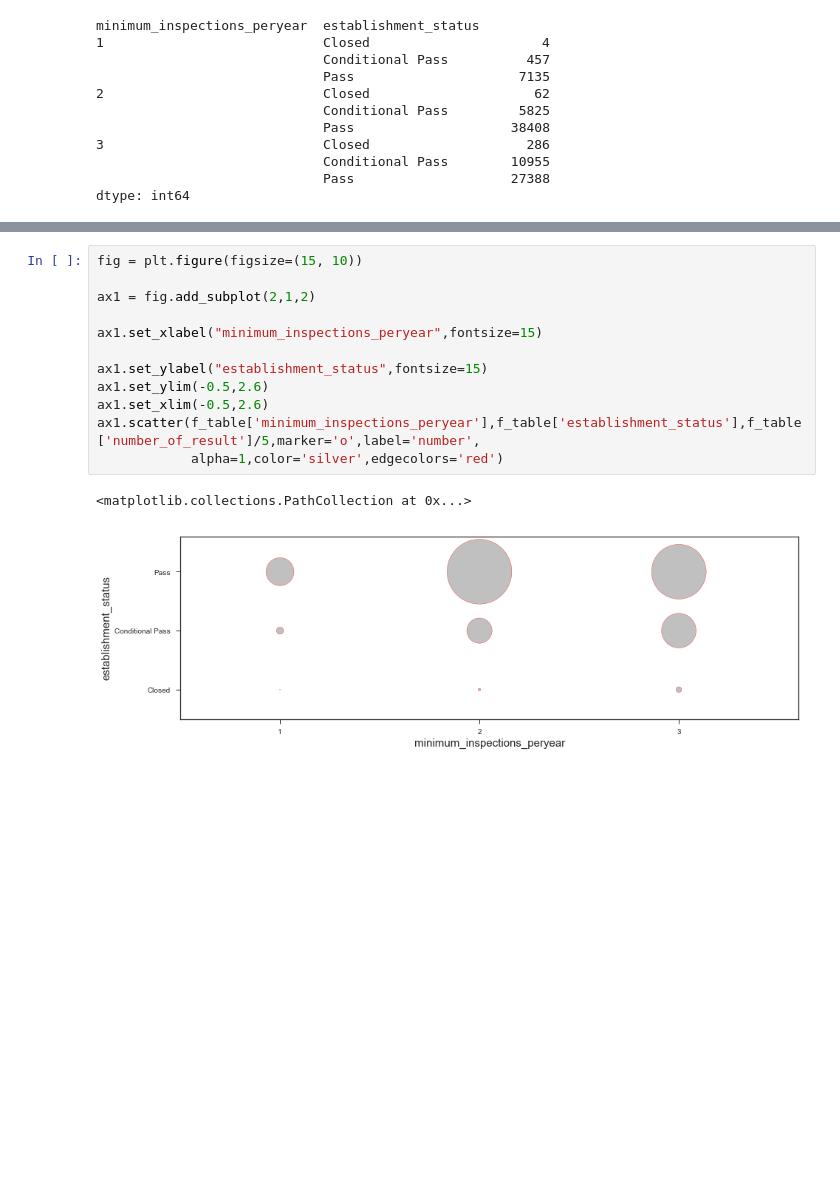
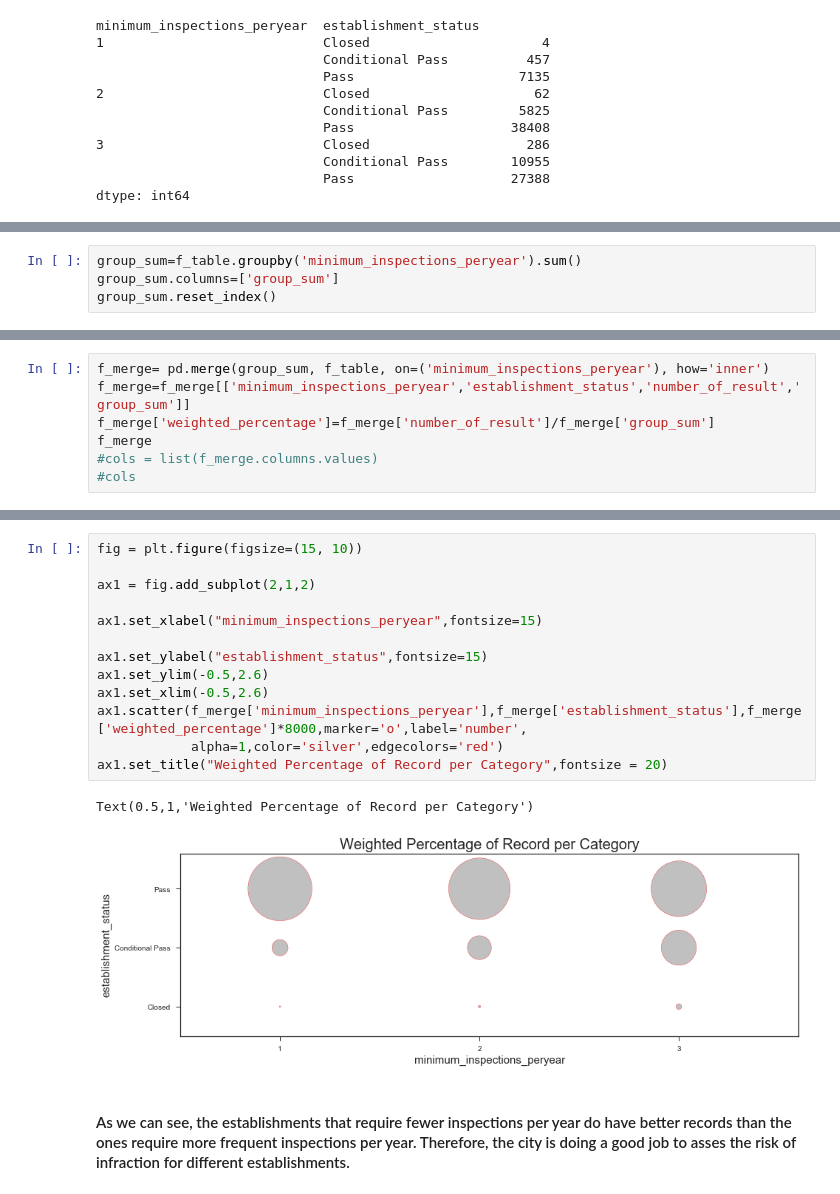
Before and after one commit to jrhe90/DineSafe, a Jupyter notebook: DineSafe_JR_Dec3.ipynb, the cells around one changed output, grey strips where cells are left out. Saved outputs shown, nothing was run; the diff lists cells and outputs as text; blank space fills up the shorter version.

```diff
--- a/DineSafe_JR_Dec3.ipynb
+++ b/DineSafe_JR_Dec3.ipynb
@@ -447,0 +453,4 @@ f_table
+# %%
+group_sum=f_table.groupby('minimum_inspections_peryear').sum()
+group_sum.columns=['group_sum']
+group_sum.reset_index()
@@ -447,0 +462,7 @@ f_table
+# %%
+f_merge= pd.merge(group_sum, f_table, on=('minimum_inspections_peryear'), how='inner')
+f_merge=f_merge[['minimum_inspections_peryear','establishment_status','number_of_result','group_sum']]
+f_merge['weighted_percentage']=f_merge['number_of_result']/f_merge['group_sum']
+f_merge
+#cols = list(f_merge.columns.values)
+#cols
@@ -448,15 +480,18 @@ f_table
 # %%
 fig = plt.figure(figsize=(15, 10))
 
 ax1 = fig.add_subplot(2,1,2)
 
 ax1.set_xlabel("minimum_inspections_peryear",fontsize=15)
 
 ax1.set_ylabel("establishment_status",fontsize=15)
 ax1.set_ylim(-0.5,2.6)
 ax1.set_xlim(-0.5,2.6)
-ax1.scatter(f_table['minimum_inspections_peryear'],f_table['establishment_status'],f_table['number_of_result']/5,marker='o',label='number',
+ax1.scatter(f_merge['minimum_inspections_peryear'],f_merge['establishment_status'],f_merge['weighted_percentage']*8000,marker='o',label='number',
             alpha=1,color='silver',edgecolors='red')
+ax1.set_title("Weighted Percentage of Record per Category",fontsize = 20)
 # %% [output]
-<matplotlib.collections.PathCollection at 0x...>
+Text(0.5,1,'Weighted Percentage of Record per Category')
-[figure, old version]
+[figure, new version]
+# %% [markdown]
+#### As we can see, the establishments that require fewer inspections per year do have better records than the ones require more frequent inspections per year. Therefore, the city is doing a good job to asses the risk of infraction for different establishments.
```
Also changed, not shown: parts of 10 cells of this notebook.
